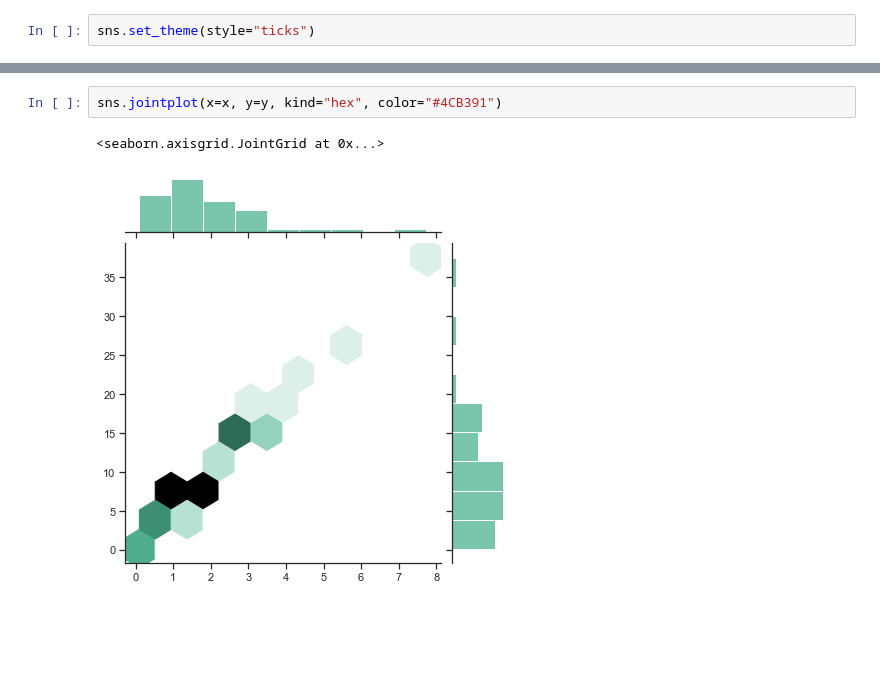
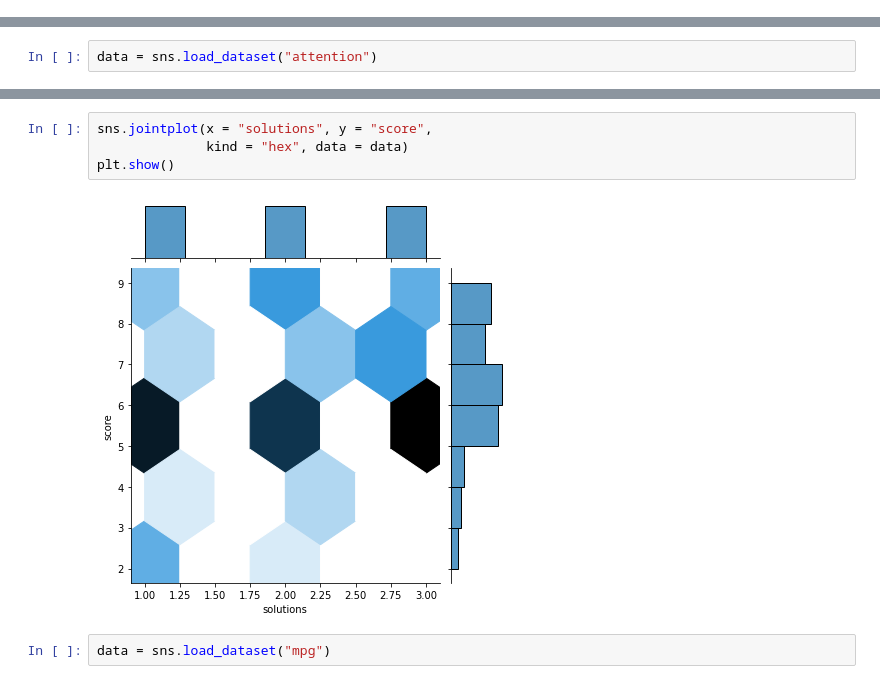
Before and after one commit to Svens1234/seaborn.jointplot, a Jupyter notebook: seaborn.jointplot.ipynb, the cells around one changed output, grey strips where cells are left out. Cells and saved outputs as stored; diff of their text form; blank space fills up the shorter version.

```diff
--- a/seaborn.jointplot.ipynb
+++ b/seaborn.jointplot.ipynb
@@ -4,2 +3,0 @@ import seaborn as sns
-# %%
-sns.set_theme(style="ticks")
@@ -10,0 +4,2 @@ y = 5 * x + rs.normal(size=50)
+# %%
+data = sns.load_dataset("attention")
@@ -11,5 +15,8 @@ y = 5 * x + rs.normal(size=50)
 # %%
-sns.jointplot(x=x, y=y, kind="hex", color="#4CB391")
+sns.jointplot(x = "solutions", y = "score",
+              kind = "hex", data = data)
+plt.show()
 # %% [output]
-<seaborn.axisgrid.JointGrid at 0x...>
-[figure, old version]
+[figure, new version]
+# %%
+data = sns.load_dataset("mpg")
```
Also changed, not shown: parts of 12 cells of this notebook.
